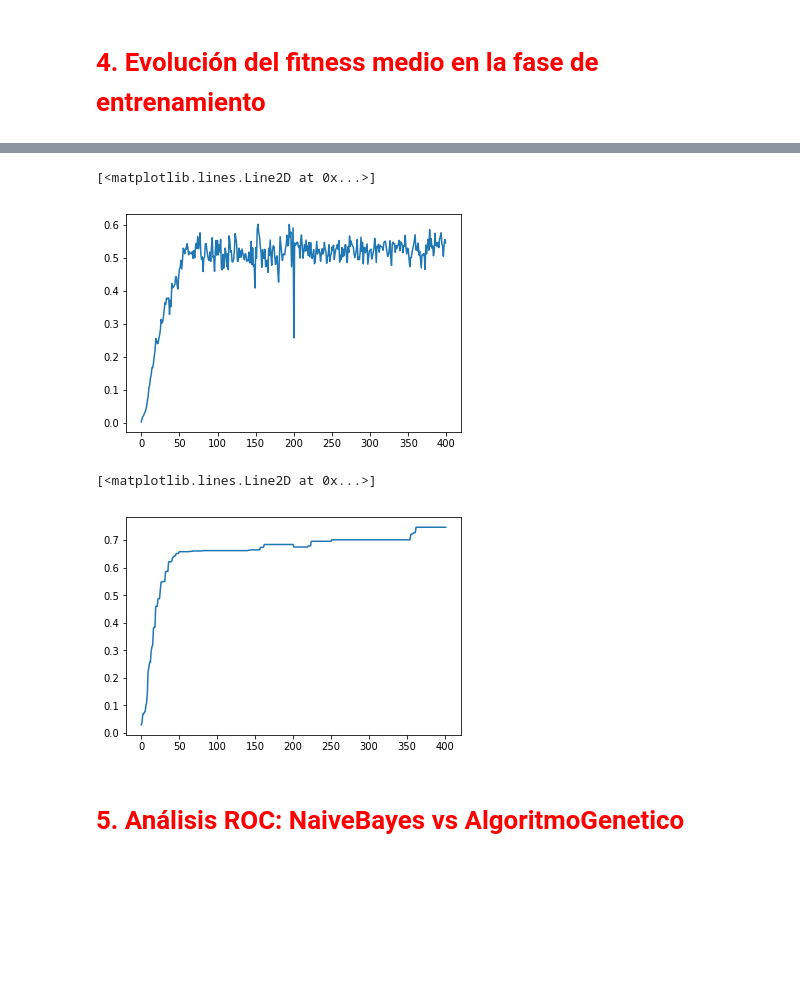
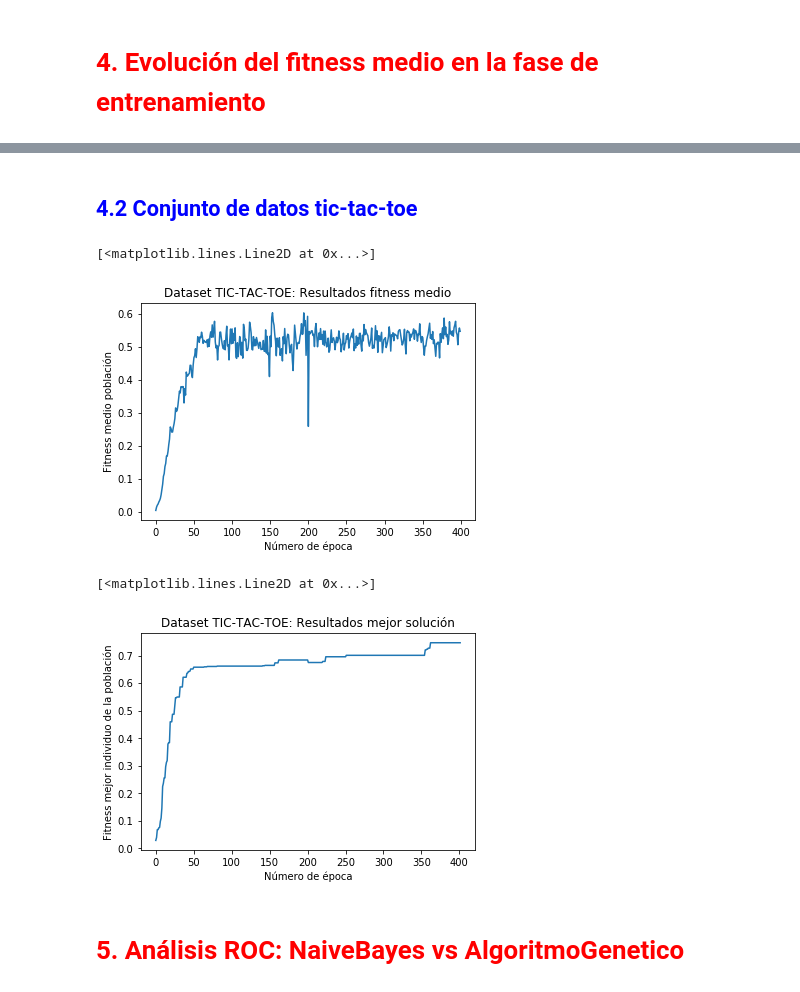
Before and after one commit to AlejandroSantorum/MachineLearning_Assignments, a Jupyter notebook: Assignment3/test_GA.ipynb, the cells around one changed output, grey strips where cells are left out. Drawn from its saved outputs; the diff is of its cells as text; code cells hidden in the pictures; blank space fills up the shorter version.

```diff
--- a/Assignment3/test_GA.ipynb
+++ b/Assignment3/test_GA.ipynb
@@ -1348,14 +1161,22 @@ plt.plot(range(len(best_sol_titanic.best_fitness_evol)), best_sol_titanic.best_f
+# %% [markdown]
+## <font color='blue'> 4.2 Conjunto de datos tic-tac-toe </font>
 # %%
 best_sol_ttt = ttt_results_dict['clfGA_ttt_both_pop50_epoc200'][0]
 # %%
+plt.title('Dataset TIC-TAC-TOE: Resultados fitness medio')
+plt.ylabel('Fitness medio población')
+plt.xlabel('Número de época')
 plt.plot(range(len(best_sol_ttt.mean_fitness_evol)), best_sol_ttt.mean_fitness_evol)
 # %% [output]
 [<matplotlib.lines.Line2D at 0x...>]
-[figure, old version]
+[figure, new version]
-# %%
-plt.plot(range(len(best_sol_ttt.best_fitness_evol)), best_sol_ttt.best_fitness_evol)
-# %% [output]
-[<matplotlib.lines.Line2D at 0x...>]
-[figure, removed]
+# %%
+plt.title('Dataset TIC-TAC-TOE: Resultados mejor solución')
+plt.ylabel('Fitness mejor individuo de la población')
+plt.xlabel('Número de época')
+plt.plot(range(len(best_sol_ttt.best_fitness_evol)), best_sol_ttt.best_fitness_evol)
+# %% [output]
+[<matplotlib.lines.Line2D at 0x...>]
+[figure, added]
 # %% [markdown]
 # <font color='red'>5. Análisis ROC: NaiveBayes vs AlgoritmoGenetico </font>
```
Also changed, not shown: parts of 44 cells of this notebook.
